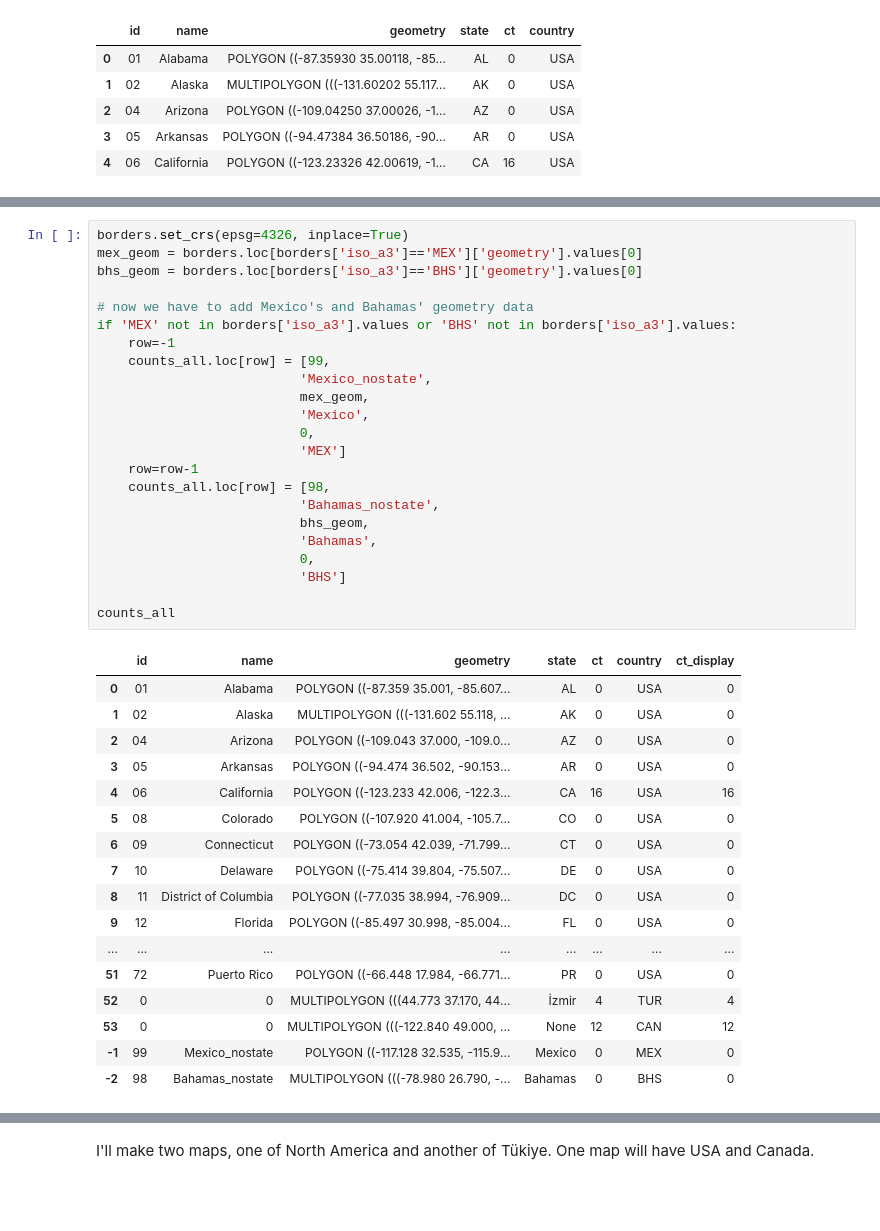
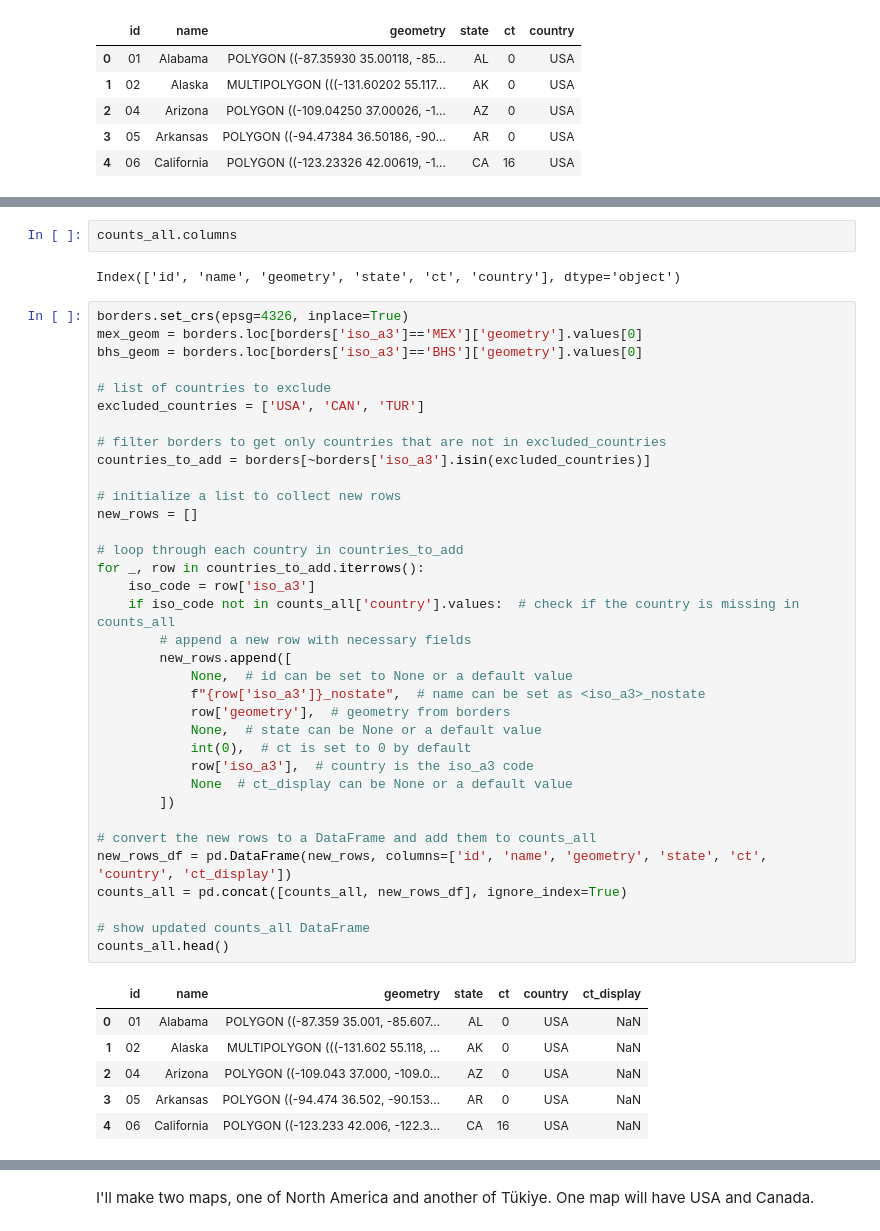
Before and after one commit to sralter/potential_talents, a Jupyter notebook: potential_talents.ipynb, the cells around one changed output, grey strips where cells are left out. Cells and saved outputs as stored; diff of their text form; blank space fills up the shorter version.

```diff
--- a/potential_talents.ipynb
+++ b/potential_talents.ipynb
@@ -889,41 +896,46 @@ counts_all.head()
+# %%
+counts_all.columns
+# %% [output]
+Index(['id', 'name', 'geometry', 'state', 'ct', 'country'], dtype='object')
 # %%
 borders.set_crs(epsg=4326, inplace=True)
 mex_geom = borders.loc[borders['iso_a3']=='MEX']['geometry'].values[0]
 bhs_geom = borders.loc[borders['iso_a3']=='BHS']['geometry'].values[0]
 
-# now we have to add Mexico's and Bahamas' geometry data
-if 'MEX' not in borders['iso_a3'].values or 'BHS' not in borders['iso_a3'].values:
-    row=-1
-    counts_all.loc[row] = [99,
-                          'Mexico_nostate',
-                          mex_geom,
-                          'Mexico',
-                          0,
-                          'MEX']
-    row=row-1
-    counts_all.loc[row] = [98,
-                          'Bahamas_nostate',
-                          bhs_geom,
-                          'Bahamas',
-                          0,
-                          'BHS']
+# list of countries to exclude
+excluded_countries = ['USA', 'CAN', 'TUR']
 
-counts_all
+# filter borders to get only countries that are not in excluded_countries
+countries_to_add = borders[~borders['iso_a3'].isin(excluded_countries)]
+
+# initialize a list to collect new rows
+new_rows = []
+
+# loop through each country in countries_to_add
+for _, row in countries_to_add.iterrows():
+    iso_code = row['iso_a3']
+    if iso_code not in counts_all['country'].values:  # check if the country is missing in counts_all
+        # append a new row with necessary fields
+        new_rows.append([
+            None,  # id can be set to None or a default value
+            f"{row['iso_a3']}_nostate",  # name can be set as <iso_a3>_nostate
+            row['geometry'],  # geometry from borders
+            None,  # state can be None or a default value
+            int(0),  # ct is set to 0 by default
+            row['iso_a3'],  # country is the iso_a3 code
+            None  # ct_display can be None or a default value
+        ])
+
+# convert the new rows to a DataFrame and add them to counts_all
+new_rows_df = pd.DataFrame(new_rows, columns=['id', 'name', 'geometry', 'state', 'ct', 'country', 'ct_display'])
+counts_all = pd.concat([counts_all, new_rows_df], ignore_index=True)
+
+# show updated counts_all DataFrame
+counts_all.head()
 # %% [output]
 |  | id | name | geometry | state | ct | country | ct_display |
-| 0 | 01 | Alabama | POLYGON ((-87.359 35.001, -85.607... | AL | 0 | USA | 0 |
-| 1 | 02 | Alaska | MULTIPOLYGON (((-131.602 55.118, ... | AK | 0 | USA | 0 |
-| 2 | 04 | Arizona | POLYGON ((-109.043 37.000, -109.0... | AZ | 0 | USA | 0 |
-| 3 | 05 | Arkansas | POLYGON ((-94.474 36.502, -90.153... | AR | 0 | USA | 0 |
-| 4 | 06 | California | POLYGON ((-123.233 42.006, -122.3... | CA | 16 | USA | 16 |
-| 5 | 08 | Colorado | POLYGON ((-107.920 41.004, -105.7... | CO | 0 | USA | 0 |
-| 6 | 09 | Connecticut | POLYGON ((-73.054 42.039, -71.799... | CT | 0 | USA | 0 |
-| 7 | 10 | Delaware | POLYGON ((-75.414 39.804, -75.507... | DE | 0 | USA | 0 |
-| 8 | 11 | District of Columbia | POLYGON ((-77.035 38.994, -76.909... | DC | 0 | USA | 0 |
-| 9 | 12 | Florida | POLYGON ((-85.497 30.998, -85.004... | FL | 0 | USA | 0 |
-| ... | ... | ... | ... | ... | ... | ... | ... |
-| 51 | 72 | Puerto Rico | POLYGON ((-66.448 17.984, -66.771... | PR | 0 | USA | 0 |
-| 52 | 0 | 0 | MULTIPOLYGON (((44.773 37.170, 44... | İzmir | 4 | TUR | 4 |
-| 53 | 0 | 0 | MULTIPOLYGON (((-122.840 49.000, ... | None | 12 | CAN | 12 |
-| -1 | 99 | Mexico_nostate | POLYGON ((-117.128 32.535, -115.9... | Mexico | 0 | MEX | 0 |
-| -2 | 98 | Bahamas_nostate | MULTIPOLYGON (((-78.980 26.790, -... | Bahamas | 0 | BHS | 0 |
+| 0 | 01 | Alabama | POLYGON ((-87.359 35.001, -85.607... | AL | 0 | USA | NaN |
+| 1 | 02 | Alaska | MULTIPOLYGON (((-131.602 55.118, ... | AK | 0 | USA | NaN |
+| 2 | 04 | Arizona | POLYGON ((-109.043 37.000, -109.0... | AZ | 0 | USA | NaN |
+| 3 | 05 | Arkansas | POLYGON ((-94.474 36.502, -90.153... | AR | 0 | USA | NaN |
+| 4 | 06 | California | POLYGON ((-123.233 42.006, -122.3... | CA | 16 | USA | NaN |
```
Also changed, not shown: parts of 10 cells of this notebook, 9 other files.
